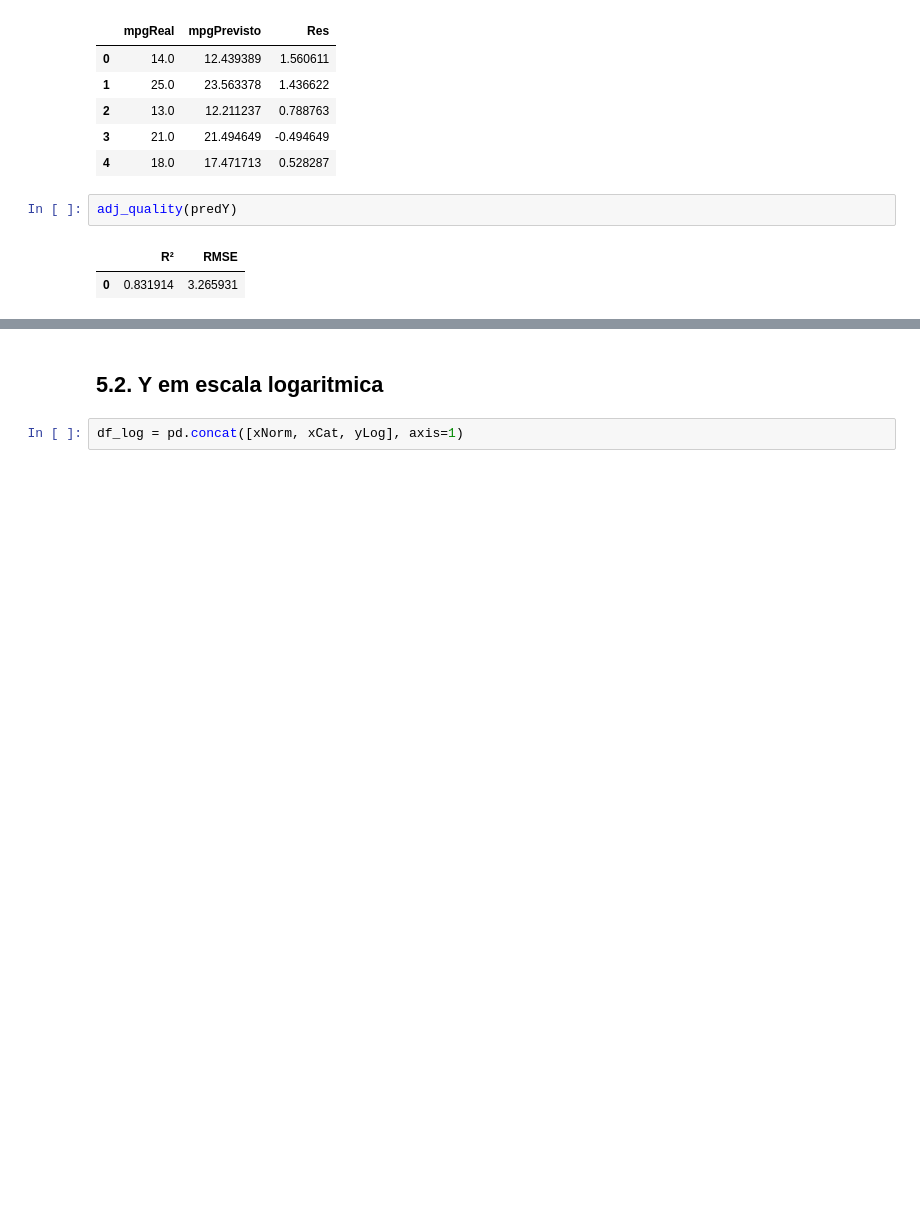
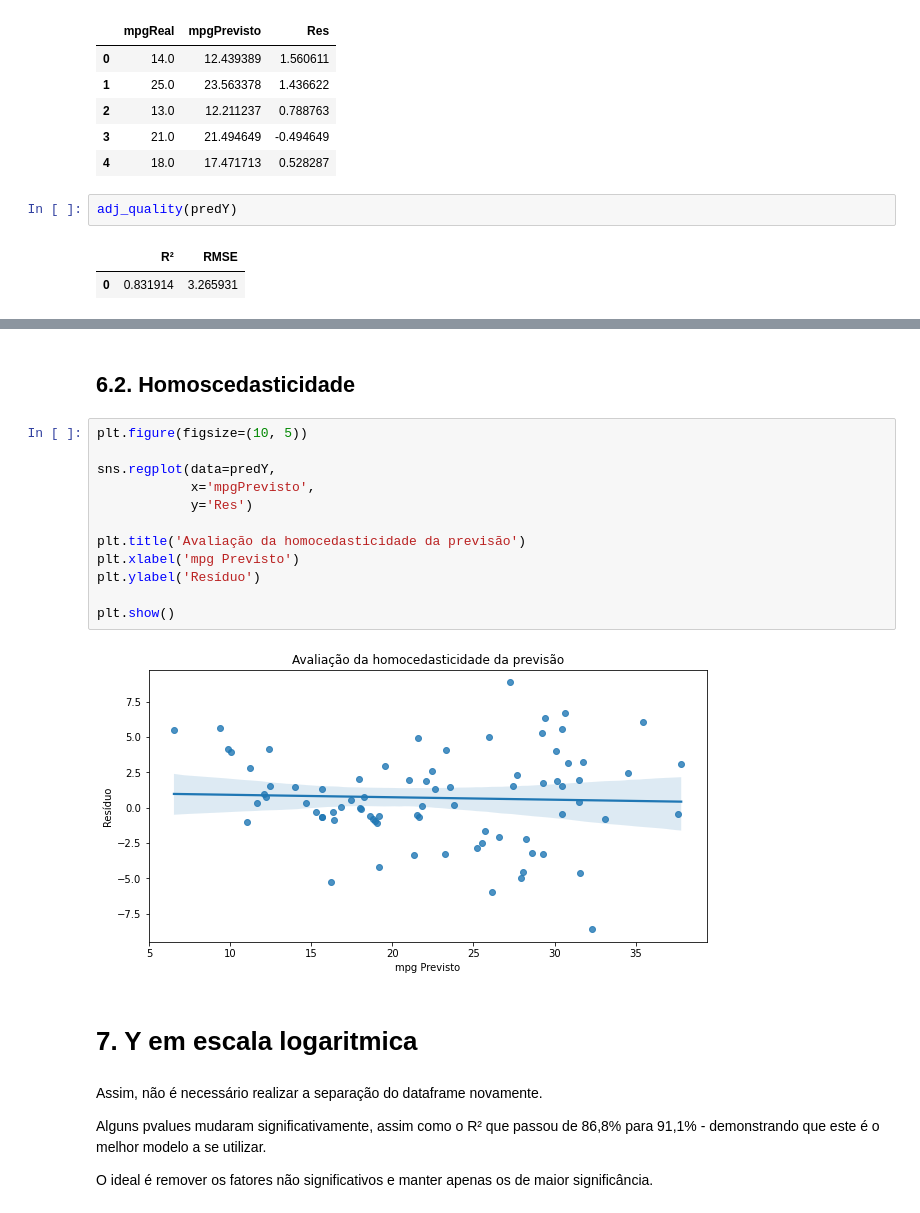
Before and after one commit to bruna-calistrate/AdvancedStatistics-Course, a Jupyter notebook: PyrhonStatistics.ipynb, the cells around one changed output, grey strips where cells are left out. Drawn from its saved outputs; the diff is of its cells as text; blank space fills up the shorter version.

```diff
--- a/PyrhonStatistics.ipynb
+++ b/PyrhonStatistics.ipynb
@@ -775,4 +866,24 @@ adj_quality(predY)
+# %% [markdown]
+## 6.2. Homoscedasticidade
+# %%
+plt.figure(figsize=(10, 5))
+
+sns.regplot(data=predY,
+            x='mpgPrevisto',
+            y='Res')
+
+plt.title('Avaliação da homocedasticidade da previsão')
+plt.xlabel('mpg Previsto')
+plt.ylabel('Resíduo')
+
+plt.show()
+# %% [output]
+[figure, added]
 # %% [markdown]
-## 5.2. Y em escala logaritmica
+# 7. Y em escala logaritmica
-# %%
-df_log = pd.concat([xNorm, xCat, yLog], axis=1)
+# %% [markdown]
+Assim, não é necessário realizar a separação do dataframe novamente.
+
+Alguns pvalues mudaram significativamente, assim como o R² que passou de 86,8% para 91,1% - demonstrando que este é o melhor modelo a se utilizar.
+
+O ideal é remover os fatores não significativos e manter apenas os de maior significância.
```
Also changed, not shown: parts of 42 cells of this notebook.
